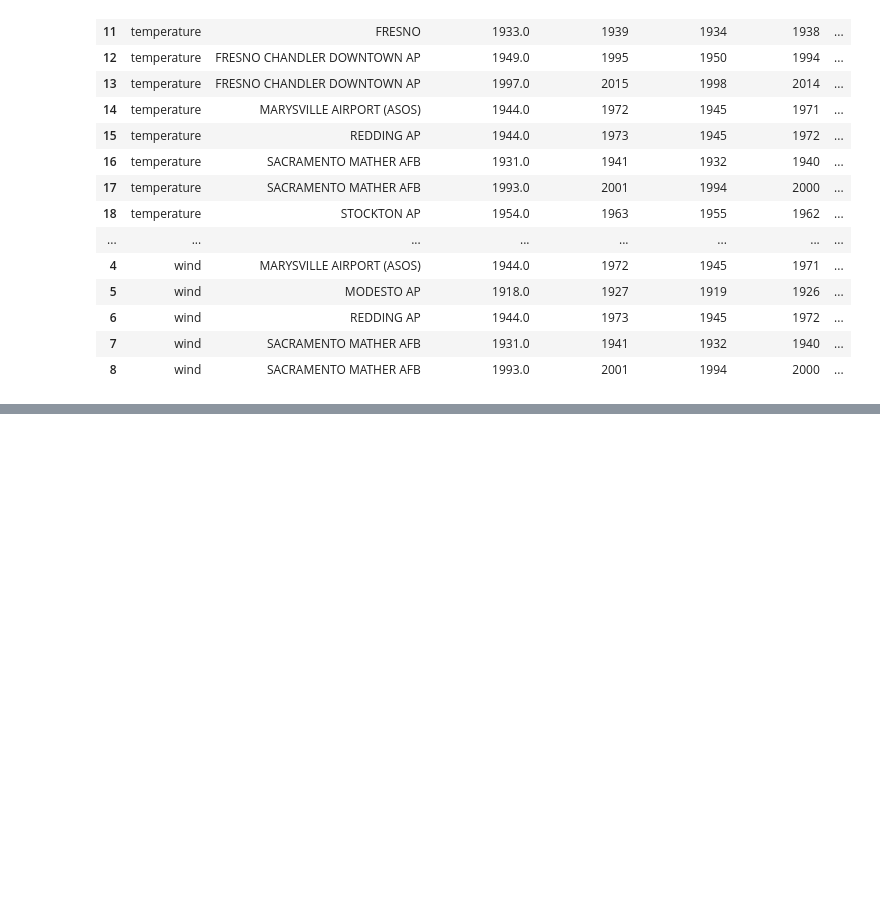
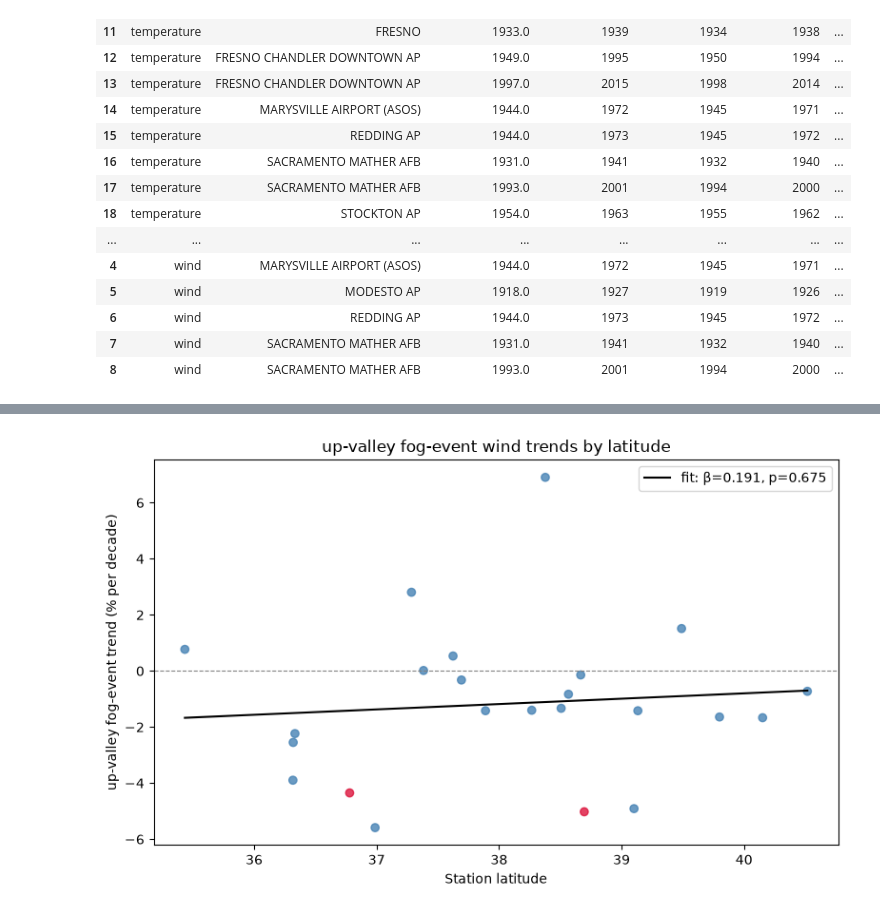
Before and after one commit to audfish/WQ2026, a Jupyter notebook: Fog_wind_analysis.ipynb, the cells around one changed output, grey strips where cells are left out. Cells and saved outputs as stored; diff of their text form; code cells hidden in the pictures; blank space fills up the shorter version.

```diff
--- a/Fog_wind_analysis.ipynb
+++ b/Fog_wind_analysis.ipynb
@@ -1110,3 +1167,98 @@ Visibility gaps >5 years: 11
 | 6 | wind | REDDING AP | 1944.0 | 1973 | 1945 | 1972 | ... |
 | 7 | wind | SACRAMENTO MATHER AFB | 1931.0 | 1941 | 1932 | 1940 | ... |
 | 8 | wind | SACRAMENTO MATHER AFB | 1993.0 | 2001 | 1994 | 2000 | ... |
+# %%
+# Trends in up-/down-valley fog-event winds by station latitude
+
+# station latitude lookup
+station_lat = (
+    CV_rows.groupby("STATION", as_index=False)["LATITUDE"]
+    .median()
+    .rename(columns={"LATITUDE": "latitude"})
+)
+
+# use fog-event annual percentages already computed earlier: annual_fog_event_valley
+# columns expected: STATION, year, event_wind_type, pct
+min_years = 10
+fog_lat_trend_rows = []
+
+#only include years since 1980 for trend analysis
+for (station, wind_type), g in annual_fog_event_valley.groupby(["STATION", "event_wind_type"]):
+    g = g[g["year"] >= 1980]
+    d = g[["year", "pct"]].dropna()
+    if d["year"].nunique() < min_years:
+        continue
+# Fit linear regression to the annual percentage of fog events classified per wind type for each station
+    fit = stats.linregress(d["year"].to_numpy(), d["pct"].to_numpy())
+    fog_lat_trend_rows.append(
+        {
+            "STATION": station,
+            "wind_type": wind_type,
+            "n_years": int(d["year"].nunique()),
+            "slope_per_year_pct": fit.slope,
+            "slope_per_decade_pct": fit.slope * 10,
+            "p_value": fit.pvalue,
+            "r_squared": fit.rvalue**2,
+        }
+    )
+
+# Merge the trend results with station latitude information and determine significance based on p-value
+fog_lat_trends = pd.DataFrame(fog_lat_trend_rows).merge(station_lat, on="STATION", how="left")
+fog_lat_trends["significant"] = fog_lat_trends["p_value"] < 0.05
+
+print("Station-category trends available:", fog_lat_trends.shape[0])
+print(fog_lat_trends.sort_values(["wind_type", "p_value"]).head(20))
+
+# latitude-gradient test: does trend magnitude vary with latitude?
+lat_gradient_rows = []
+for wt, g in fog_lat_trends.groupby("wind_type"):
+    d = g[["latitude", "slope_per_decade_pct"]].dropna()
+    if len(d) < 3:
+        continue
+    fit = stats.linregress(d["latitude"].to_numpy(), d["slope_per_decade_pct"].to_numpy())
+    lat_gradient_rows.append(
+        {
+            "wind_type": wt,
+            "n_stations": len(d),
+            "slope_pct_per_decade_per_degree_lat": fit.slope,
+            "intercept": fit.intercept,
+            "r_squared": fit.rvalue**2,
+            "p_value": fit.pvalue,
+        }
+    )
+
+# Create a DataFrame from the latitude-gradient test results and print it
+lat_gradient_df = pd.DataFrame(lat_gradient_rows)
+print("\nLatitude-gradient test (trend vs latitude):")
+print(lat_gradient_df)
+
+# plot fog event trend magnitude vs station latitude, with linear fit if enough stations
+for wt in ["up_valley", "down_valley"]:
+    d = fog_lat_trends[fog_lat_trends["wind_type"] == wt].dropna(subset=["latitude", "slope_per_decade_pct"])
+    if d.empty:
+        print(f"No {wt} fog-event trends to plot.")
+        continue
+
+    plt.figure(figsize=(8, 5))
+    plt.scatter(
+        d["latitude"],
+        d["slope_per_decade_pct"],
+        c=d["significant"].map({True: "crimson", False: "steelblue"}),
+        alpha=0.8
+    )
+
+    if len(d) >= 3:
+        fit = stats.linregress(d["latitude"].to_numpy(), d["slope_per_decade_pct"].to_numpy())
+        xline = np.linspace(d["latitude"].min(), d["latitude"].max(), 100)
+        yline = fit.intercept + fit.slope * xline
+        plt.plot(xline, yline, color="black", linewidth=1.5,
+                 label=f"fit: β={fit.slope:.3f}, p={fit.pvalue:.3g}")
+
+    plt.axhline(0, color="gray", linestyle="--", linewidth=0.8)
+    plt.xlabel("Station latitude")
+    plt.ylabel(f"{wt.replace('_', '-')} fog-event trend (% per decade)")
+    plt.title(f"{wt.replace('_', '-')} fog-event wind trends by latitude")
+    plt.legend(loc="best")
+    plt.tight_layout()
+    plt.show()
+# %% [output]
@@ -1112,0 +1282 @@ Visibility gaps >5 years: 11
+[figure, added]
```
Also changed, not shown: parts of 18 cells of this notebook.
